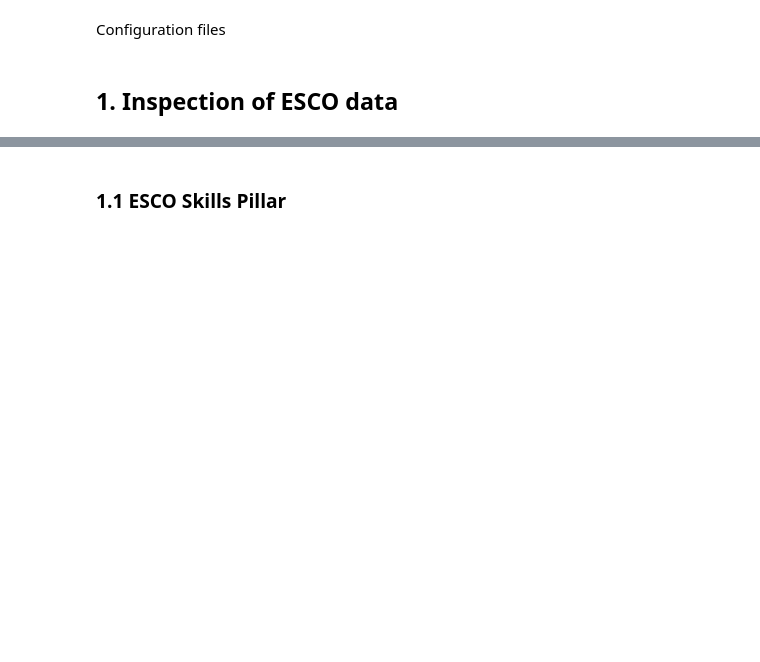
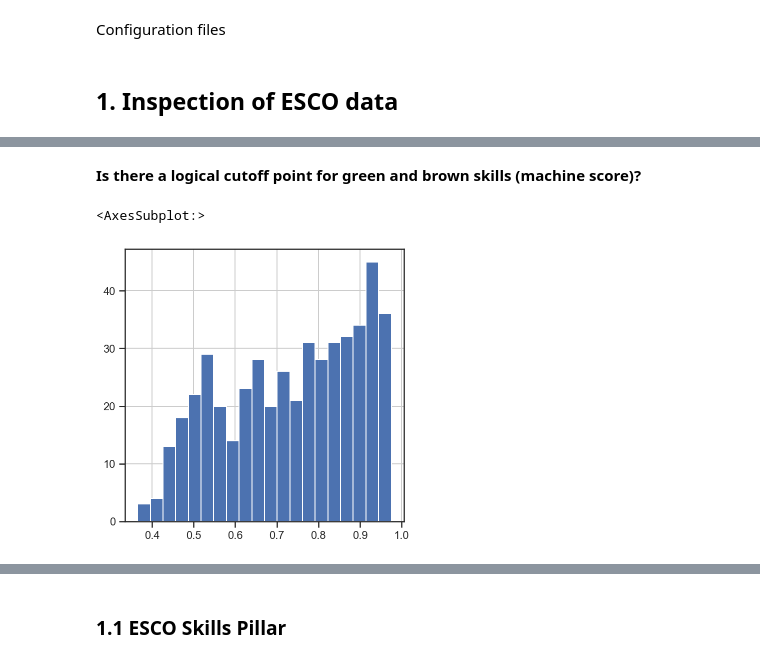
Before and after one commit to derpyninja/re4gt, a Jupyter notebook: notebooks/new/01-fz-esco-onet-descriptive-stats.ipynb, the cells around one changed output, grey strips where cells are left out. Cells and saved outputs as stored; diff of their text form; code cells hidden in the pictures; blank space fills up the shorter version.

```diff
--- a/notebooks/new/01-fz-esco-onet-descriptive-stats.ipynb
+++ b/notebooks/new/01-fz-esco-onet-descriptive-stats.ipynb
@@ -70,4 +73,4 @@ fn_config_vis = "vis_config.yml"
 # %% [markdown]
 ## 1. Inspection of ESCO data
 # %%
-of = Esco(fn_config_path=fn_config_path, fn_config_data=fn_config_data)
+of = Esco()
@@ -90,0 +81,7 @@ INFO:src.data.framework:Creating occupation-skills matrix.
+# %% [markdown]
+**Is there a logical cutoff point for green and brown skills (machine score)?**
+# %%
+of.skills_brown.machineScore_brown.hist(bins=20)
+# %% [output]
+<AxesSubplot:>
+[figure, added]
```
Also changed, not shown: parts of 44 cells of this notebook, 9 other files.
